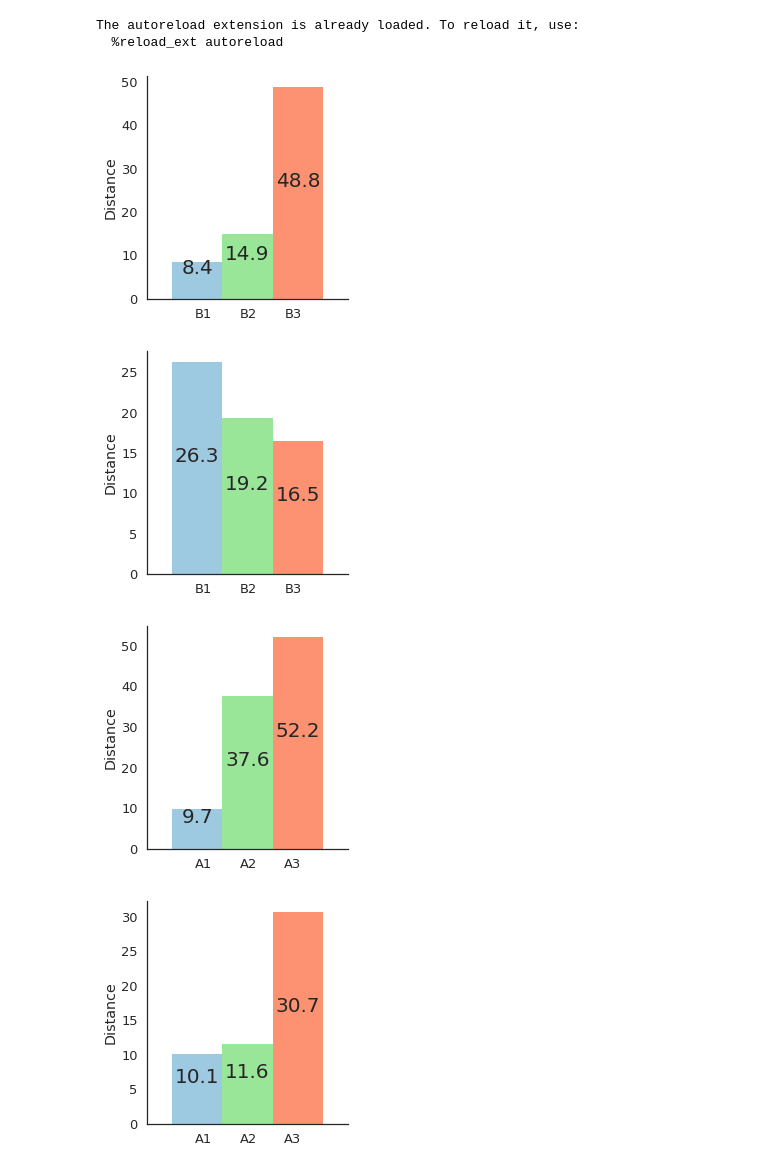
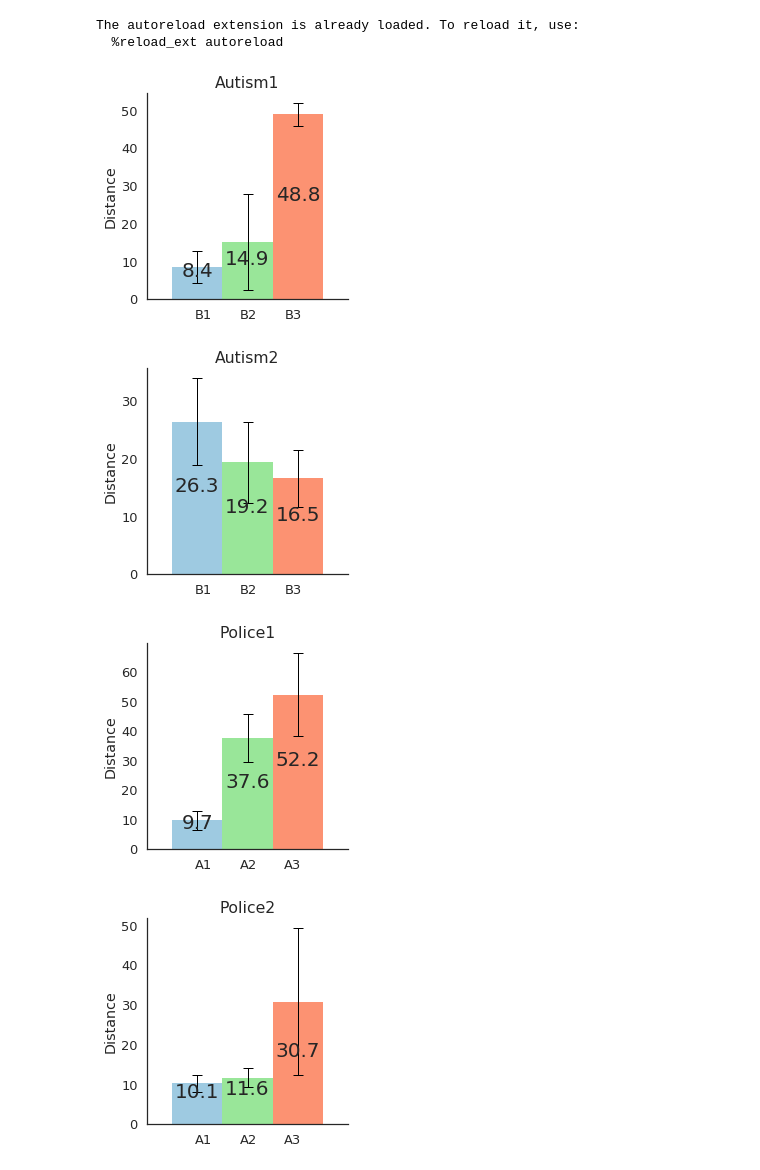
Before and after one commit to dorisjlee/viz-summarization, a Jupyter notebook: ipynb/User Study Results and Paper Statistics.ipynb, the cells around one changed output. Drawn from its saved outputs; the diff is of its cells as text; code cells hidden in the pictures.

Commit message:
finished bar charts plots

```diff
--- a/ipynb/User Study Results and Paper Statistics.ipynb
+++ b/ipynb/User Study Results and Paper Statistics.ipynb
@@ -139,21 +143,21 @@ The autoreload extension is already loaded. To reload it, use:
   %reload_ext autoreload
 # %%
 result = compute_prediction_distances("Prediction1(Autism).csv","Autism1")
-bar_chart(list(result["Distance"].values),list(result["Task"].values), ytitle="Distance",fixed_ylim=False)
+bar_chart(list(result["Distance"].values),list(result["Task"].values),title="Autism1",yErrs=list(result["SD"].values/2.), ytitle="Distance",fixed_ylim=False)
 # %% [output]
-[figure, old version]
+[figure, new version]
 # %%
 result = compute_prediction_distances("Prediction2(Autism).csv","Autism2")
-bar_chart(list(result["Distance"].values),list(result["Task"].values), ytitle="Distance",fixed_ylim=False)
+bar_chart(list(result["Distance"].values),list(result["Task"].values),yErrs=list(result["SD"].values/2.),title="Autism2", ytitle="Distance",fixed_ylim=False)
 # %% [output]
-[figure, old version]
+[figure, new version]
 # %%
 result = compute_prediction_distances("Prediction1(Police).csv","Police1")
-bar_chart(list(result["Distance"].values),list(result["Task"].values), ytitle="Distance",fixed_ylim=False)
+bar_chart(list(result["Distance"].values),list(result["Task"].values),yErrs=list(result["SD"].values/2.),title="Police1", ytitle="Distance",fixed_ylim=False)
 # %% [output]
-[figure, old version]
+[figure, new version]
 # %%
 result = compute_prediction_distances("Prediction2(Police).csv","Police2")
-bar_chart(list(result["Distance"].values),list(result["Task"].values), ytitle="Distance",fixed_ylim=False)
+bar_chart(list(result["Distance"].values),list(result["Task"].values),yErrs=list(result["SD"].values/2.),title="Police2", ytitle="Distance",fixed_ylim=False)
 # %% [output]
-[figure, old version]
+[figure, new version]
```
Also changed, not shown: parts of 8 cells of this notebook.
